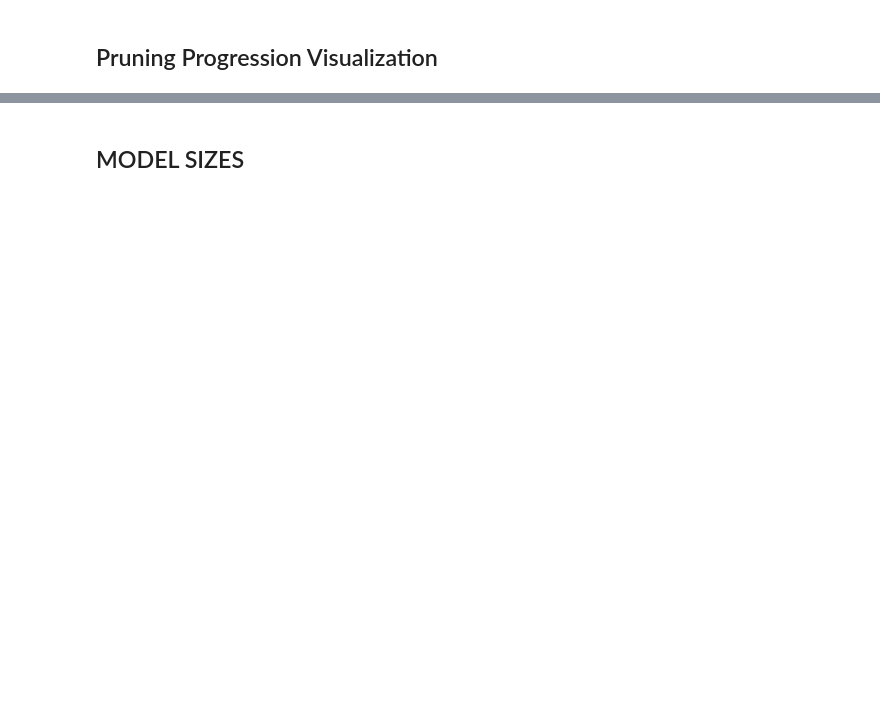
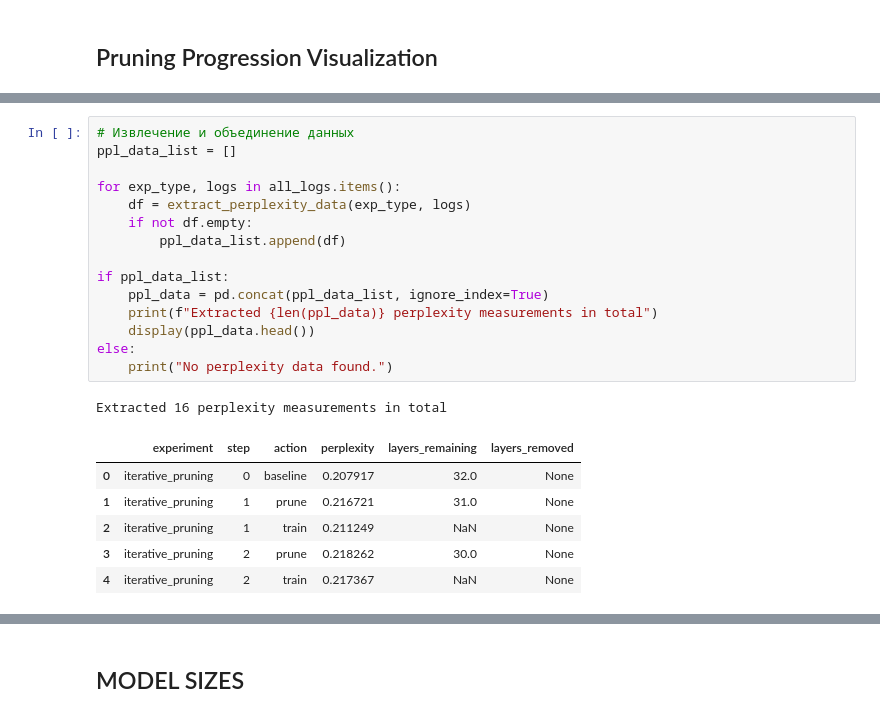
Before and after one commit to ThunderstormXX/Ridiculous-LLM-Compression, a Jupyter notebook: src/notebooks/results_analysis.ipynb, the cells around one changed output, grey strips where cells are left out. Cells and saved outputs as stored; diff of their text form; blank space fills up the shorter version.

```diff
--- a/src/notebooks/results_analysis.ipynb
+++ b/src/notebooks/results_analysis.ipynb
@@ -116,3 +96,26 @@ Actions per experiment:
+# %%
+# Извлечение и объединение данных
+ppl_data_list = []
+
+for exp_type, logs in all_logs.items():
+    df = extract_perplexity_data(exp_type, logs)
+    if not df.empty:
+        ppl_data_list.append(df)
+
+if ppl_data_list:
+    ppl_data = pd.concat(ppl_data_list, ignore_index=True)
+    print(f"Extracted {len(ppl_data)} perplexity measurements in total")
+    display(ppl_data.head())
+else:
+    print("No perplexity data found.")
+# %% [output]
+Extracted 16 perplexity measurements in total
+|  | experiment | step | action | perplexity | layers_remaining | layers_removed |
+| 0 | iterative_pruning | 0 | baseline | 0.207917 | 32.0 | None |
+| 1 | iterative_pruning | 1 | prune | 0.216721 | 31.0 | None |
+| 2 | iterative_pruning | 1 | train | 0.211249 | NaN | None |
+| 3 | iterative_pruning | 2 | prune | 0.218262 | 30.0 | None |
+| 4 | iterative_pruning | 2 | train | 0.217367 | NaN | None |
 # %%
 if len(ppl_data) == 0:
     print("No perplexity data to plot!")
```
Also changed, not shown: parts of 12 cells of this notebook, 33 other files.
